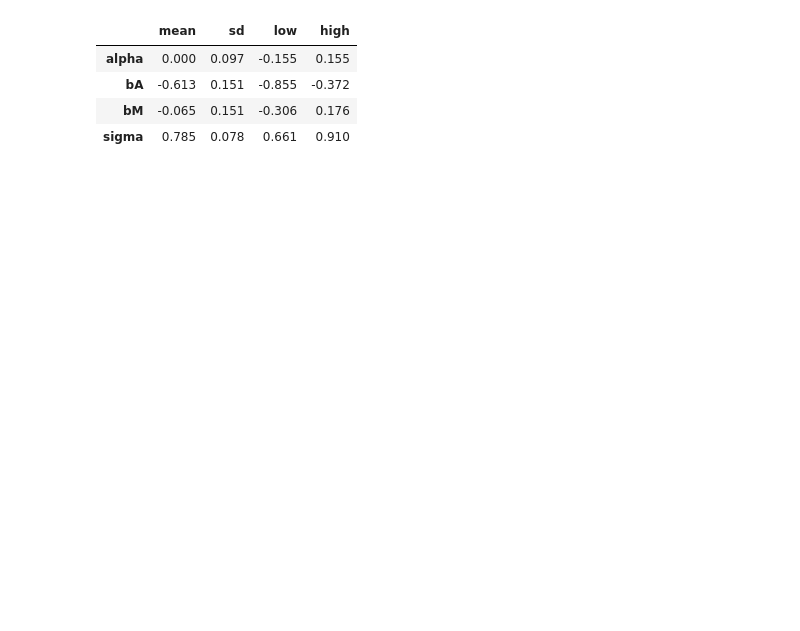
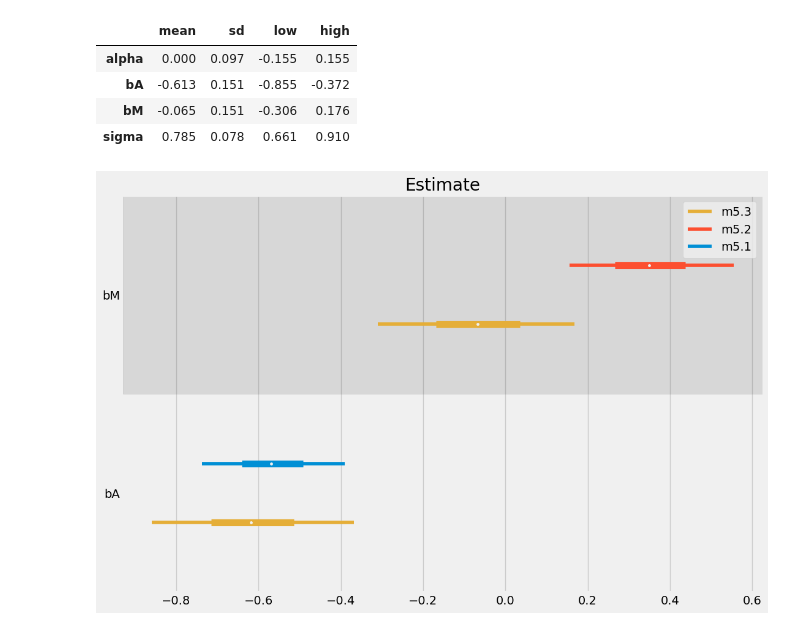
Before and after one commit to sushmit86/Statiistical_rethinking_jax, a Jupyter notebook: sushmit_05_geocentric_models.ipynb, the cells around one changed output. Saved outputs shown, nothing was run; the diff lists cells and outputs as text; code cells hidden in the pictures; blank space fills up the shorter version.

```diff
--- a/sushmit_05_geocentric_models.ipynb
+++ b/sushmit_05_geocentric_models.ipynb
@@ -136,7 +135,7 @@ alpha_start = model5_1.parameters['model']['alpha'].mean()
 bA_start = model5_1.parameters['model']['bA'].mean()
 sigma_start = model5_1.parameters['model']['sigma'].mean()
 results = optimize_fn.run(init_params=jnp.array([alpha_start,bA_start,sigma_start]))
-df_result,cov_matrix,df_post_samples = marginal_test_results(model5_1,results,nll5_1)
+df_result,cov_matrix,df_post_samples_m_5_1 = marginal_test_results(model5_1,results,nll5_1)
 df_result.round(3)
 # %% [output]
 |  | mean | sd | low | high |
@@ -188,7 +187,7 @@ alpha_start = model5_2.parameters['model']['alpha'].mean()
 bM_start = model5_2.parameters['model']['bM'].mean()
 sigma_start = model5_2.parameters['model']['sigma'].mean()
 results = optimize_fn.run(init_params=jnp.array([alpha_start,bM_start,sigma_start]))
-df_result,cov_matrix,df_post_samples = marginal_test_results(model5_2,results,nll5_2)
+df_result,cov_matrix,df_post_samples_m_5_2 = marginal_test_results(model5_2,results,nll5_2)
 df_result.round(3)
 # %% [output]
 |  | mean | sd | low | high |
@@ -294,7 +291,7 @@ bM_start = model5_3.parameters['model']['bM'].mean()
 sigma_start = model5_3.parameters['model']['sigma'].mean()
 
 results = optimize_fn.run(init_params=jnp.array([alpha_start,bA_start,bM_start,sigma_start]))
-df_result,cov_matrix,df_post_samples = marginal_test_results(model5_3,results,nll5_3)
+df_result,cov_matrix,df_post_samples_m_5_3 = marginal_test_results(model5_3,results,nll5_3)
 df_result.round(3)
 # %% [output]
 |  | mean | sd | low | high |
@@ -302,3 +299,17 @@ df_result.round(3)
 | bA | -0.613 | 0.151 | -0.855 | -0.372 |
 | bM | -0.065 | 0.151 | -0.306 | 0.176 |
 | sigma | 0.785 | 0.078 | 0.661 | 0.910 |
+# %%
+#@title 5.11
+fig,ax = plt.subplots(1,1,figsize=(12,8))
+az.plot_forest(
+data = [{"bA":df_post_samples_m_5_1['bA'].values},{"bM":df_post_samples_m_5_2['bM'].values},
+        {"bA": df_post_samples_m_5_3['bA'], "bM":df_post_samples_m_5_3['bM'].values }],
+hdi_prob=0.89,
+model_names=["m5.1","m5.2","m5.3"],
+ax=ax,
+)
+ax.set_title('Estimate')
+plt.show()
+# %% [output]
+[figure, added]
```
Also changed, not shown: parts of 5 cells of this notebook.
